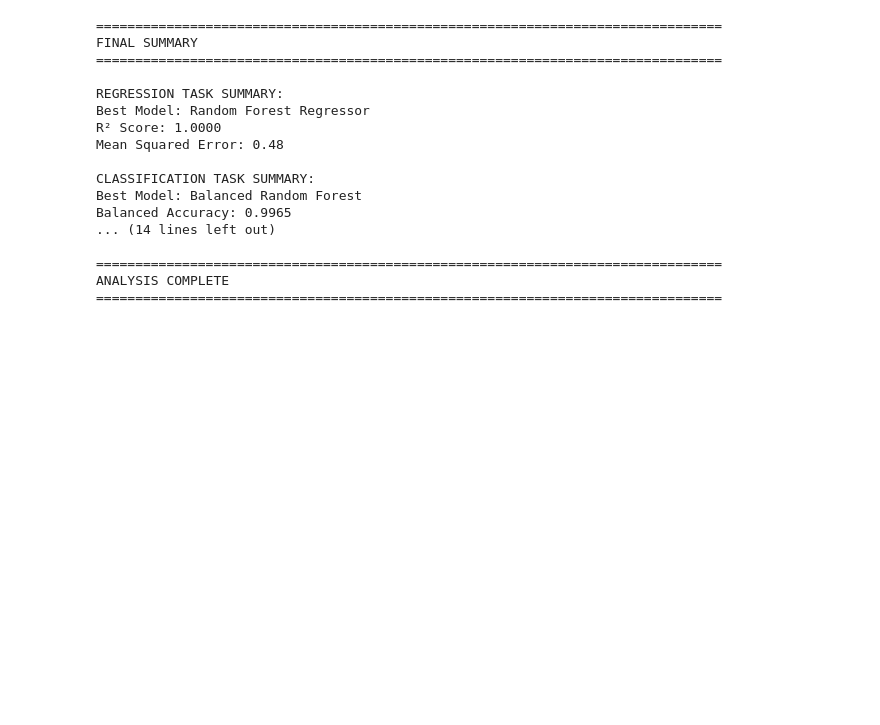
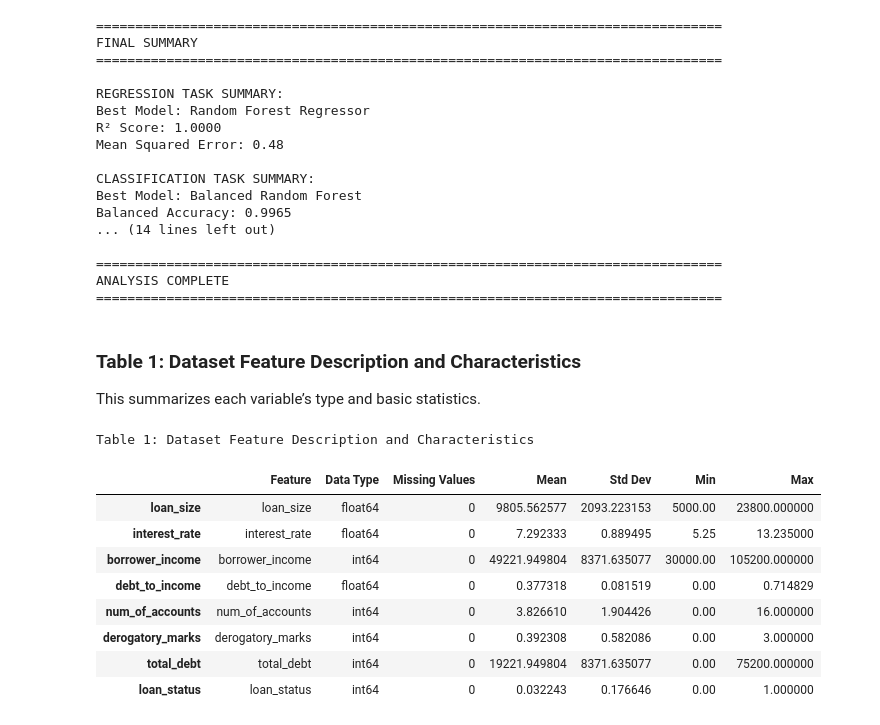
Before and after one commit to Maxwella10/A-Machine-Learning-Approach-to-Loan-Default-Prediction, a Jupyter notebook: loans.ipynb, the cells around one changed output. Saved outputs shown, nothing was run; the diff lists cells and outputs as text; code cells hidden in the pictures; blank space fills up the shorter version.

```diff
--- a/loans.ipynb
+++ b/loans.ipynb
@@ -896,3 +896,32 @@ Balanced Accuracy: 0.9965
 ================================================================================
 ANALYSIS COMPLETE
 ================================================================================
+# %% [markdown]
+### Table 1: Dataset Feature Description and Characteristics
+
+This summarizes each variable’s type and basic statistics.
+# %%
+# Table 1: Dataset Feature Description and Characteristics
+feature_description = pd.DataFrame({
+    'Feature': df.columns,
+    'Data Type': df.dtypes.values,
+    'Missing Values': df.isnull().sum().values,
+    'Mean': df.mean(numeric_only=True),
+    'Std Dev': df.std(numeric_only=True),
+    'Min': df.min(numeric_only=True),
+    'Max': df.max(numeric_only=True)
+}).fillna('-')
+
+print("Table 1: Dataset Feature Description and Characteristics")
+display(feature_description)
+# %% [output]
+Table 1: Dataset Feature Description and Characteristics
+|  | Feature | Data Type | Missing Values | Mean | Std Dev | Min | Max |
+| loan_size | loan_size | float64 | 0 | 9805.562577 | 2093.223153 | 5000.00 | 23800.000000 |
+| interest_rate | interest_rate | float64 | 0 | 7.292333 | 0.889495 | 5.25 | 13.235000 |
+| borrower_income | borrower_income | int64 | 0 | 49221.949804 | 8371.635077 | 30000.00 | 105200.000000 |
+| debt_to_income | debt_to_income | float64 | 0 | 0.377318 | 0.081519 | 0.00 | 0.714829 |
+| num_of_accounts | num_of_accounts | int64 | 0 | 3.826610 | 1.904426 | 0.00 | 16.000000 |
+| derogatory_marks | derogatory_marks | int64 | 0 | 0.392308 | 0.582086 | 0.00 | 3.000000 |
+| total_debt | total_debt | int64 | 0 | 19221.949804 | 8371.635077 | 0.00 | 75200.000000 |
+| loan_status | loan_status | int64 | 0 | 0.032243 | 0.176646 | 0.00 | 1.000000 |
```
Also changed, not shown: parts of 12 cells of this notebook.
